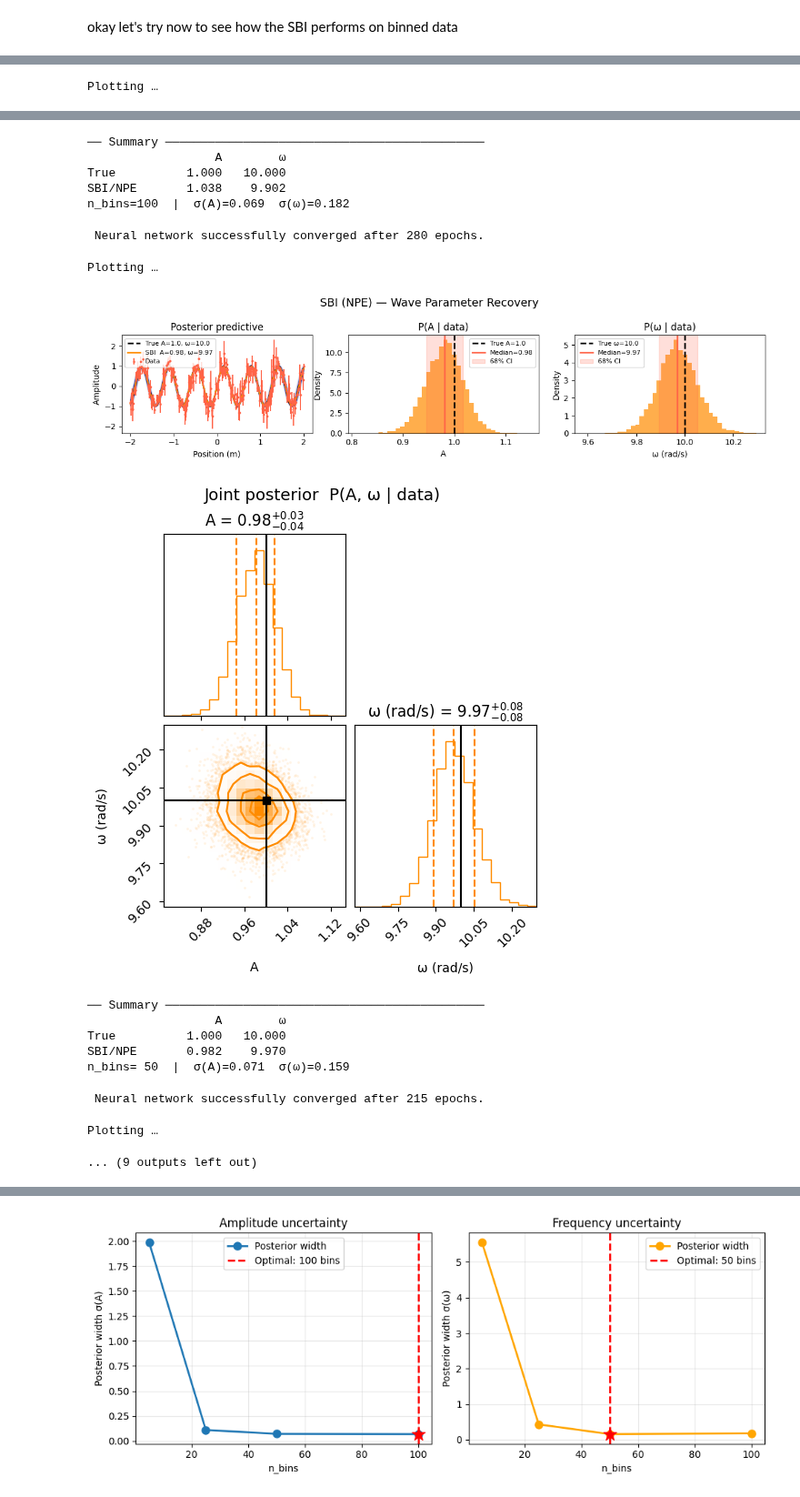
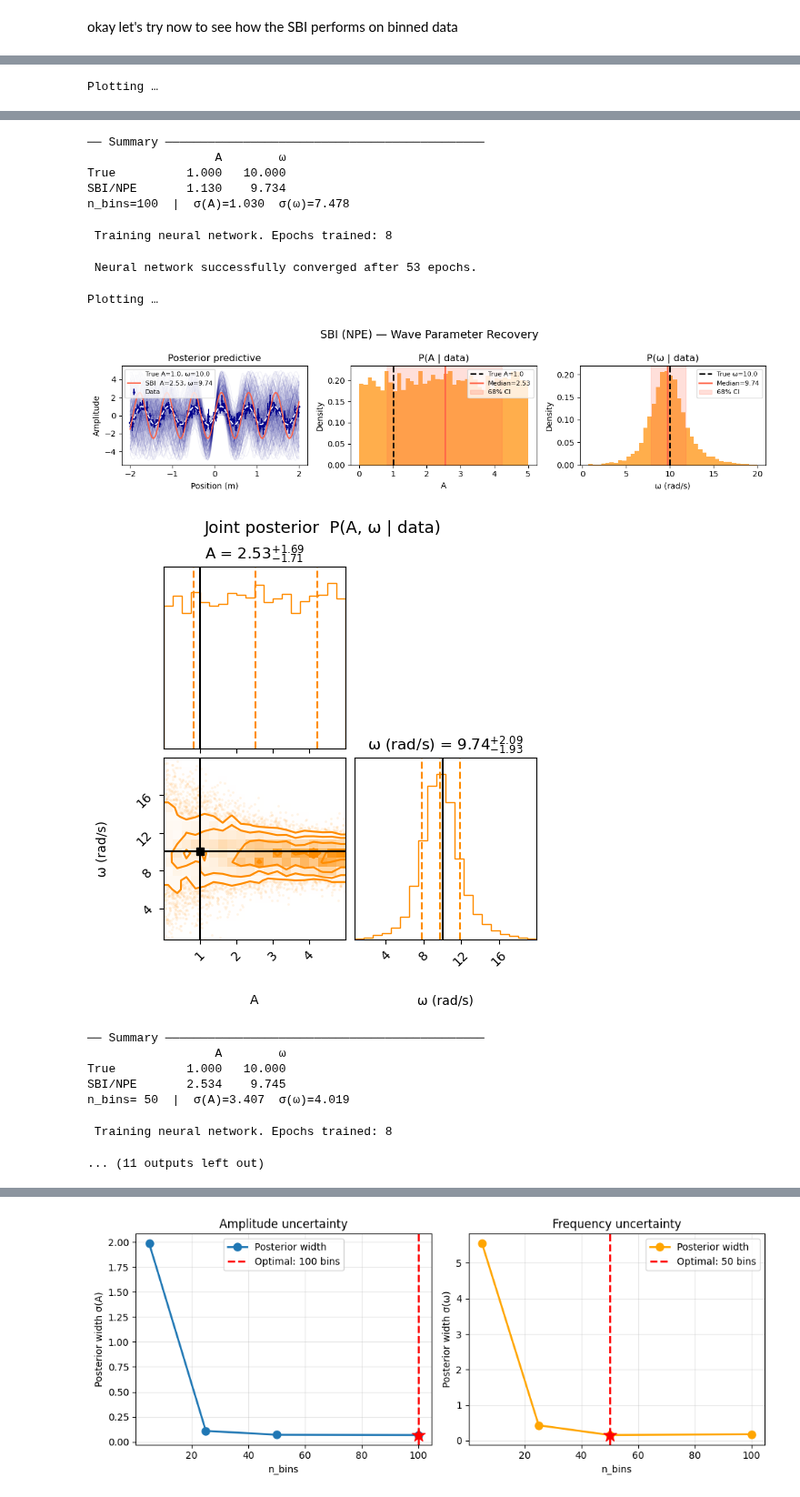
Before and after one commit to shubhamDgr/Simulation-based-inference-on-gravitational-wave-data, a Jupyter notebook: sbi_mcmc_wave.ipynb, the cells around one changed output, grey strips where cells are left out. Shown at 91% size. Saved outputs shown, nothing was run; the diff lists cells and outputs as text; code cells hidden in the pictures.

```diff
--- a/sbi_mcmc_wave.ipynb
+++ b/sbi_mcmc_wave.ipynb
@@ -324,7 +654,7 @@ okay let's try now to see how the SBI performs on binned data
 # %%
 results = {}
 for n_bins in [100, 50, 25, 5]: # Should also include n_points = n_bins, so that we see the effect of unbinned data
-    study = WaveSBI(n_points=300, n_simulations=10000, # Personal observations: higher n_simulations (obviously) results in better fit, so we can increase it for final run
+    study = WaveSBI(n_points=300, n_simulations=100, # Personal observations: higher n_simulations (obviously) results in better fit, so we can increase it for final run
                     noise_std=0.3, true_A = 1.0, true_omega=10.0, seed = 42, n_posterior=10000, nbins=n_bins) #TODO: Have equal sampling in both SBI and MCMC for comparison
     study.run_sbi(verbose=False)
     study.plot_comparison(figsize=(12, 3))
@@ -341,17 +671,17 @@ Plotting …
 ── Summary ─────────────────────────────────────────────
                   A        ω
 True          1.000   10.000
-SBI/NPE       1.038    9.902
-n_bins=100  |  σ(A)=0.069  σ(ω)=0.182
+SBI/NPE       1.130    9.734
+n_bins=100  |  σ(A)=1.030  σ(ω)=7.478
- Neural network successfully converged after 280 epochs.
+ Training neural network. Epochs trained: 8
-Plotting …
+ Neural network successfully converged after 53 epochs.
+Plotting …
-[figure, old version]
+[figure, new version]
-[figure, old version]
+[figure, new version]
-── Summary ─────────────────────────────────────────────
-                  A        ω
-True          1.000   10.000
-SBI/NPE       0.982    9.970
-n_bins= 50  |  σ(A)=0.071  σ(ω)=0.159
- Neural network successfully converged after 215 epochs.
+── Summary ─────────────────────────────────────────────
+                  A        ω
+True          1.000   10.000
+SBI/NPE       2.534    9.745
+n_bins= 50  |  σ(A)=3.407  σ(ω)=4.019
-Plotting …
+ Training neural network. Epochs trained: 8
-... (9 outputs left out)
+... (11 outputs left out)
```
Also changed, not shown: parts of 7 cells of this notebook.
